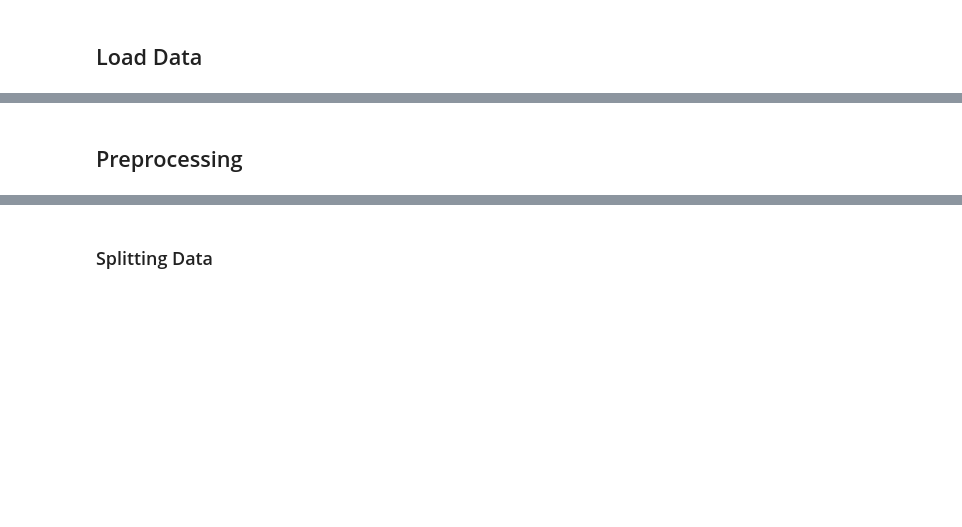
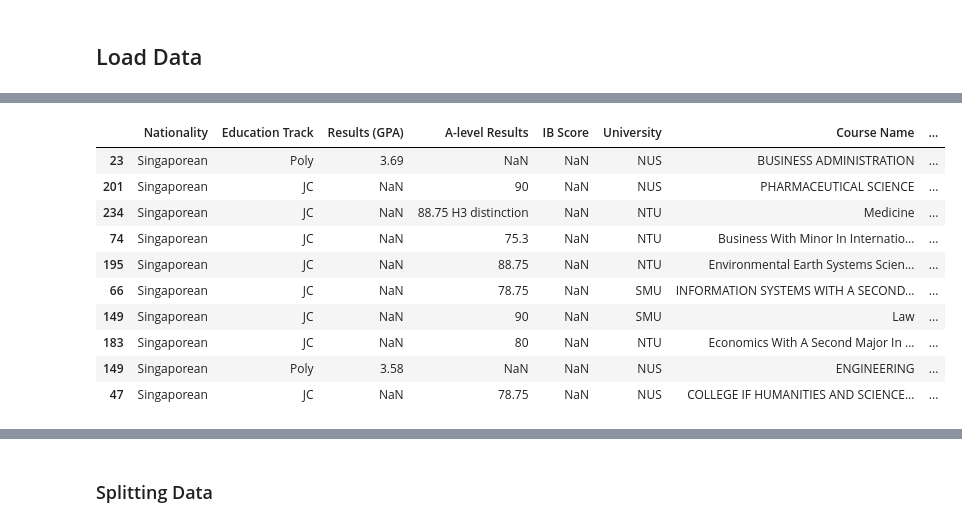
Before and after one commit to wuihee/sg-uni-application-model, a Jupyter notebook: sg-uni-model.ipynb, the cells around one changed output, grey strips where cells are left out. Saved outputs shown, nothing was run; the diff lists cells and outputs as text; code cells hidden in the pictures; blank space fills up the shorter version.

```diff
--- a/sg-uni-model.ipynb
+++ b/sg-uni-model.ipynb
@@ -31,2 +15,17 @@ df.sample(10)
-# %% [markdown]
-## Preprocessing
+# %%
+df = pd.DataFrame()
+for file in Path("./data").iterdir():
+    df = pd.concat([df, pd.read_csv(file, header=1)])
+df.sample(10)
+# %% [output]
+|  | Nationality | Education Track | Results (GPA) | A-level Results | IB Score | University | Course Name | ... |
+| 23 | Singaporean | Poly | 3.69 | NaN | NaN | NUS | BUSINESS ADMINISTRATION | ... |
+| 201 | Singaporean | JC | NaN | 90 | NaN | NUS | PHARMACEUTICAL SCIENCE | ... |
+| 234 | Singaporean | JC | NaN | 88.75 H3 distinction | NaN | NTU | Medicine | ... |
+| 74 | Singaporean | JC | NaN | 75.3 | NaN | NTU | Business With Minor In Internatio... | ... |
+| 195 | Singaporean | JC | NaN | 88.75 | NaN | NTU | Environmental Earth Systems Scien... | ... |
+| 66 | Singaporean | JC | NaN | 78.75 | NaN | SMU | INFORMATION SYSTEMS WITH A SECOND... | ... |
+| 149 | Singaporean | JC | NaN | 90 | NaN | SMU | Law | ... |
+| 183 | Singaporean | JC | NaN | 80 | NaN | NTU | Economics With A Second Major In ... | ... |
+| 149 | Singaporean | Poly | 3.58 | NaN | NaN | NUS | ENGINEERING | ... |
+| 47 | Singaporean | JC | NaN | 78.75 | NaN | NUS | COLLEGE IF HUMANITIES AND SCIENCE... | ... |
```
Also changed, not shown: parts of 17 cells of this notebook.
